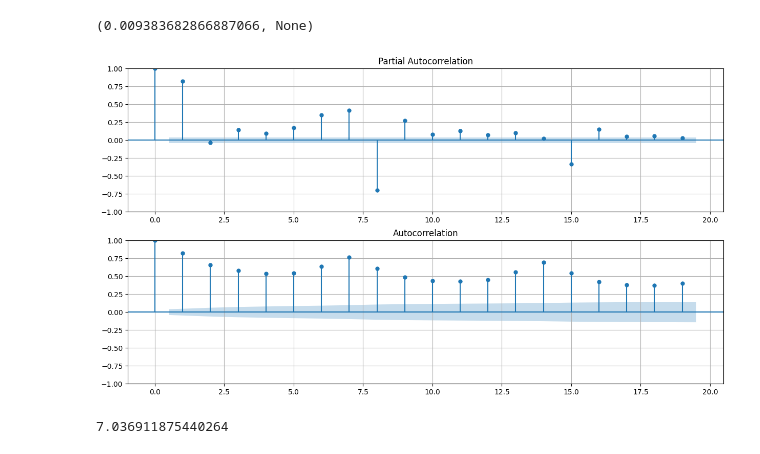
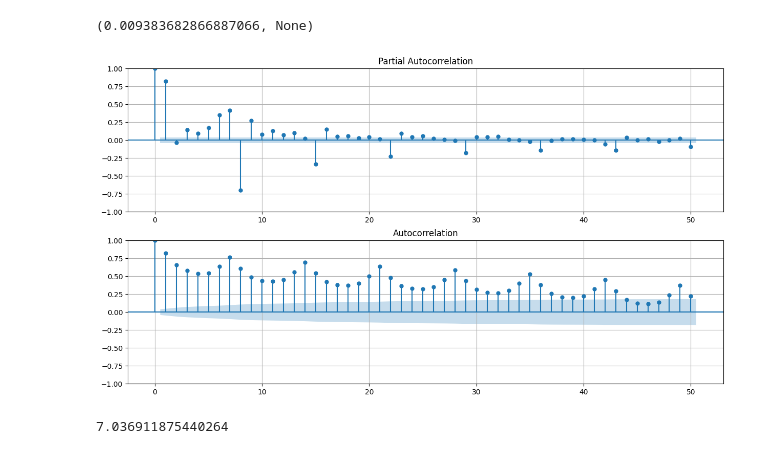
Before and after one commit to mustafaslanCoto/ARBB, a Jupyter notebook: trial.ipynb, the cells around one changed output. Cells and saved outputs as stored; diff of their text form; code cells hidden in the pictures.

```diff
--- a/trial.ipynb
+++ b/trial.ipynb
@@ -14,9 +16,9 @@ unit_root_test(df["electricity"], method="ADF")
 ADF p-value: 0.009384 and data is stationary at 5% significance level
 (0.009383682866887066, None)
 # %%
-plot_PACF_ACF(df["electricity"], lag_num=19)
+plot_PACF_ACF(df["electricity"], lag_num=50)
 # %% [output]
-[figure, old version]
+[figure, new version]
 # %%
 train_d, test_x, test_y = df[:-60], df[-60:].iloc[:,1:], df[-60:]["electricity"]
 # %%
```
Also changed, not shown: parts of 5 cells of this notebook, 1 other file.
